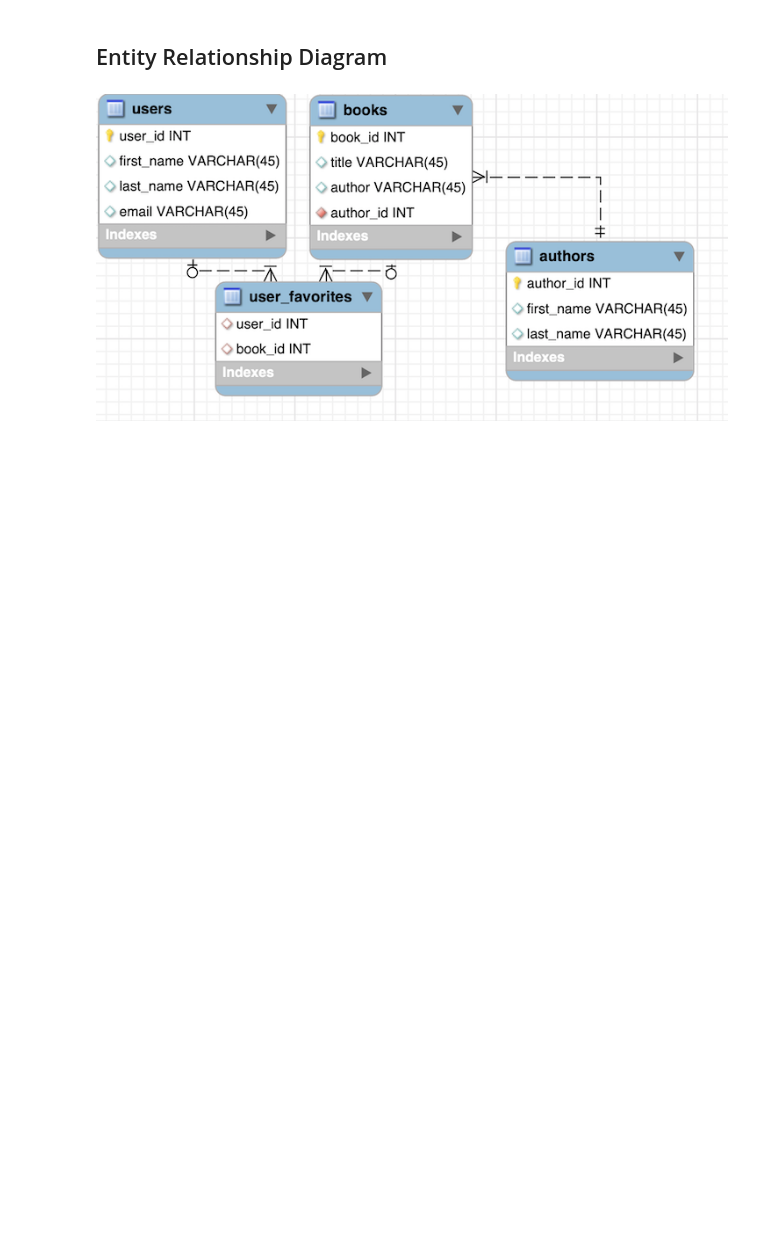
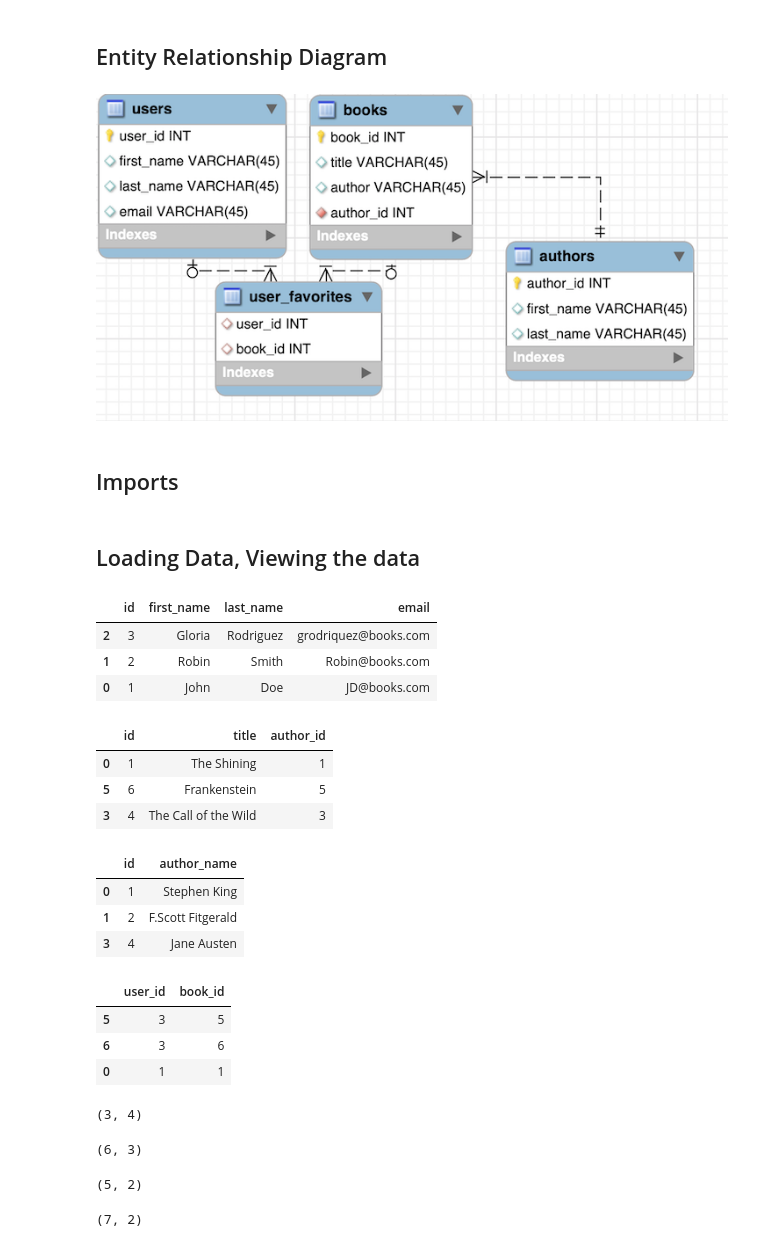
Before and after one commit to CRPeace/CD_Books, a Jupyter notebook: C.Peace_Books.ipynb, the cells around one changed output. Drawn from its saved outputs; the diff is of its cells as text; code cells hidden in the pictures; blank space fills up the shorter version.

```diff
--- a/C.Peace_Books.ipynb
+++ b/C.Peace_Books.ipynb
@@ -5,3 +5,5 @@ Cameron Peace
 ## Entity Relationship Diagram
 # %% [markdown]
 ![Books%20ERD%20half-size.png](attachment:Books%20ERD%20half-size.png)
+# %% [markdown]
+## Imports
@@ -7,0 +18,35 @@ Cameron Peace
+# %% [markdown]
+## Loading Data, Viewing the data
+# %%
+# loading csv files to DataFrames
+users = pd.read_csv('users.csv')
+books = pd.read_csv('books.csv')
+authors = pd.read_csv('authors.csv')
+favorites = pd.read_csv('favorites.csv')
+
+# checking dfs
+display(users.sample(3), books.sample(3),
+        authors.sample(3), favorites.sample(3),
+        users.shape, books.shape,
+        authors.shape, favorites.shape)
+# %% [output]
+|  | id | first_name | last_name | email |
+| 2 | 3 | Gloria | Rodriguez | grodriquez@books.com |
+| 1 | 2 | Robin | Smith | Robin@books.com |
+| 0 | 1 | John | Doe | JD@books.com |
+|  | id | title | author_id |
+| 0 | 1 | The Shining | 1 |
+| 5 | 6 | Frankenstein | 5 |
+| 3 | 4 | The Call of the Wild | 3 |
+|  | id | author_name |
+| 0 | 1 | Stephen King |
+| 1 | 2 | F.Scott Fitgerald |
+| 3 | 4 | Jane Austen |
+|  | user_id | book_id |
+| 5 | 3 | 5 |
+| 6 | 3 | 6 |
+| 0 | 1 | 1 |
+(3, 4)
+(6, 3)
+(5, 2)
+(7, 2)
```
Also changed, not shown: parts of 11 cells of this notebook.
